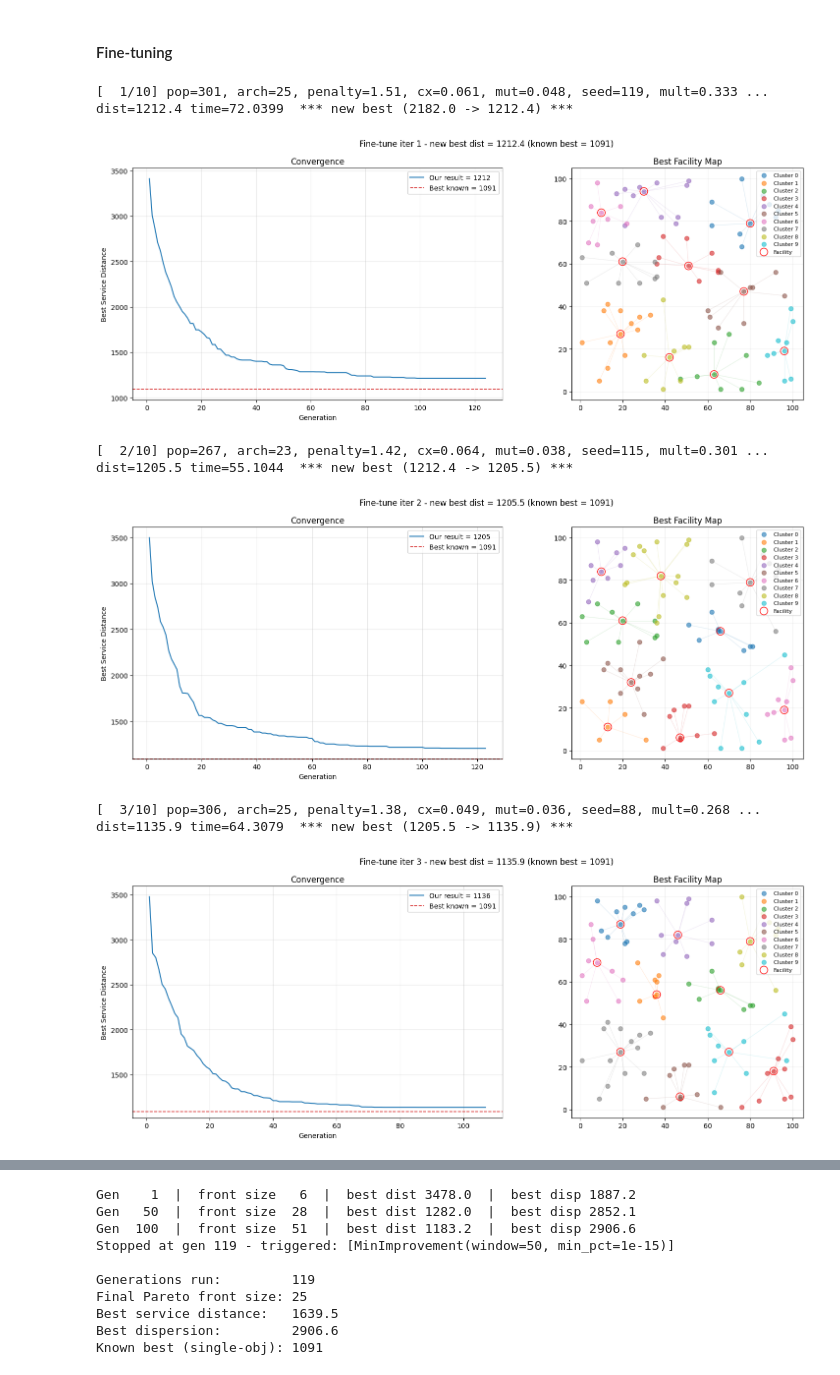
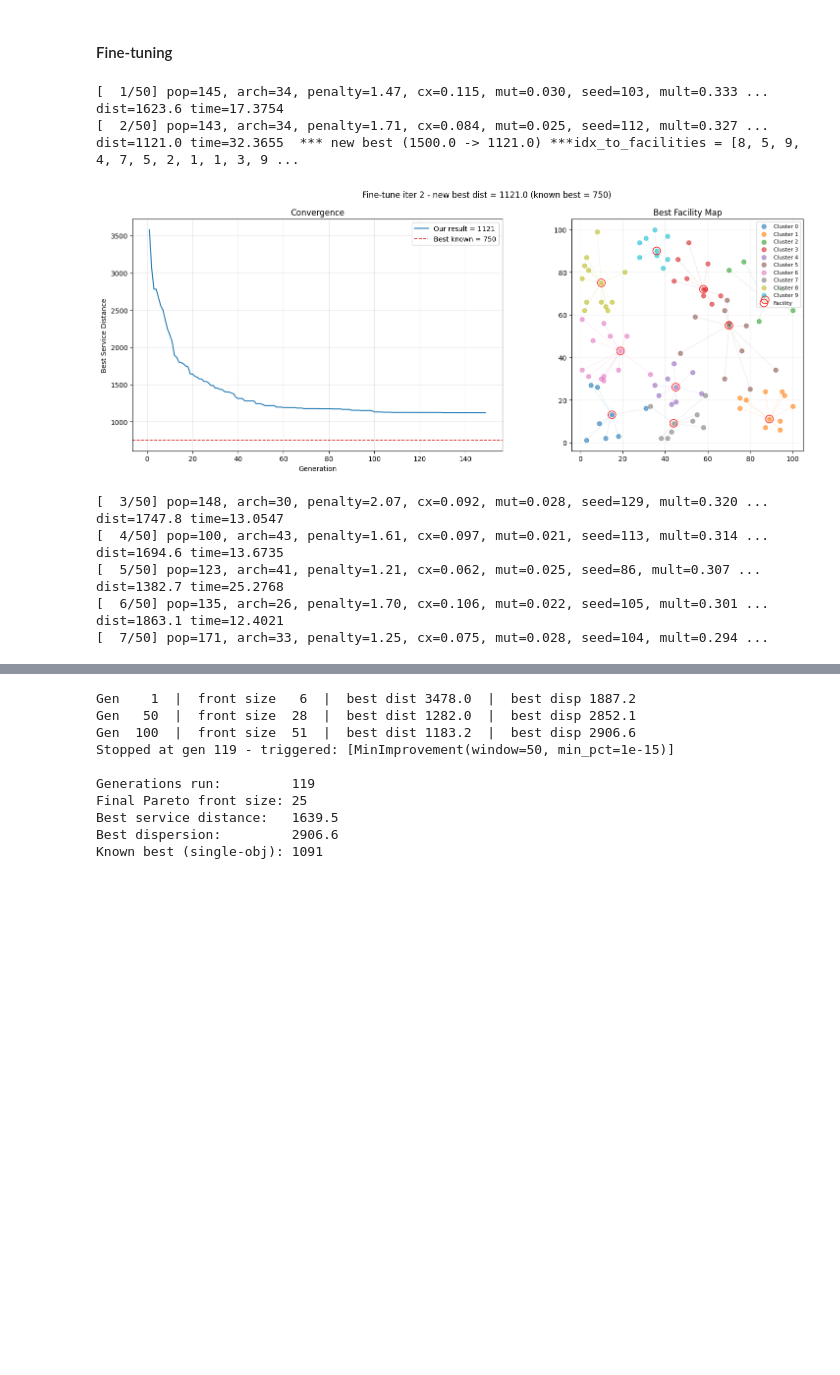
Before and after one commit to andrej-kutny/iops-NSGA-SPEA, a Jupyter notebook: iops-nsga-spea-giustacchini-kutny.ipynb, the cells around one changed output, grey strips where cells are left out. Cells and saved outputs as stored; diff of their text form; code cells hidden in the pictures; blank space fills up the shorter version.

```diff
--- a/iops-nsga-spea-giustacchini-kutny.ipynb
+++ b/iops-nsga-spea-giustacchini-kutny.ipynb
@@ -7,8 +7,8 @@ import time
 from dataclasses import dataclass
 from abc import ABC, abstractmethod
 
-np.random.seed(123)
-FINE_TUNE_SPEA = 10
+# np.random.seed(123)
+FINE_TUNE_SPEA = 50
 # %% [markdown]
 ## Preprocessing
 # %%
@@ -738,8 +850,9 @@ if FINE_TUNE_SPEA > 0:
             mutation_rate=mutation_rate,
             seed=seed,
             stopping_criteria=[
-                TimeLimit(120),
-                MinImprovement(50, min_pct=0.03),
+                TimeLimit(240),
+                # MinImprovement(50, min_pct=0.03),
+                MinImprovement(50, min_pct=0.01),
             ],
             verbose=False,
         )
@@ -751,9 +864,15 @@ if FINE_TUNE_SPEA > 0:
 
         if is_best or (local_best == best_result and local_time < best_time):
             if is_best:
-                print(f"  *** new best ({best_result:.1f} -> {local_best:.1f}) ***")
+                print(f"  *** new best ({best_result:.1f} -> {local_best:.1f}) ***", end="")
             else:
-                print(f"  *** time improvement ({best_time:.4f} -> {local_time:.4f}) ***")
+                print(f"  *** time improvement ({best_time:.4f} -> {local_time:.4f}) ***", end="")
+            best_idx = np.argmin(result["front_raw_dists"])
+            best_ind = result["front"][best_idx]
+            best_fac = compute_facility_locations(best_ind, inst.coords, inst.num_medians)
+
+            best_fac_idx = [int(np.where((inst.coords == f).all(axis=1))[0][0]) for f in best_fac]
+            print(f" idx_to_facilities = {best_ind.tolist()} ; facility_customer_idx = {[idx + 1 for idx in best_fac_idx]}")
             best_result = local_best
             best_time = local_time
             best_pop_size = pop_size
@@ -765,9 +884,6 @@ if FINE_TUNE_SPEA > 0:
             best_run_result = result
 
             # Plot the new best solution
-            best_idx = np.argmin(best_run_result["front_raw_dists"])
-            best_ind = best_run_result["front"][best_idx]
-            best_fac = compute_facility_locations(best_ind, inst.coords, inst.num_medians)
 
             fig, axes = plt.subplots(1, 2, figsize=(16, 6))
             fig.suptitle(
@@ -799,36 +915,38 @@ if FINE_TUNE_SPEA > 0:
                     axes[1].plot(
                         [inst.coords[ci, 0], best_fac[m, 0]],
                         [inst.coords[ci, 1], best_fac[m, 1]],
                         color=cmap(m), alpha=0.15, linewidth=0.8
                     )
             axes[1].scatter(
                 best_fac[:, 0], best_fac[:, 1],
                 marker="o", s=125, color="red", facecolors="none", zorder=10, label="Facility"
             )
             axes[1].set_title("Best Facility Map")
             axes[1].legend(loc="upper right", fontsize=8)
             axes[1].grid(True, alpha=0.2)
             axes[1].set_aspect("equal")
 
             plt.tight_layout()
             plt.show()
         else:
             print()
 
         multiplier = max(min_multiplier, multiplier - multiplier_step)
 
     print("\nBest tuning result:")
     print(f"  best_result      = {best_result:.4f}")
     print(f"  pop_size         = {best_pop_size}")
     print(f"  archive_size     = {best_archive_size}")
     print(f"  penalty          = {best_penalty:.4f}")
     print(f"  crossover_rate   = {best_crossover_rate:.4f}")
     print(f"  mutation_rate    = {best_mutation_rate:.4f}")
     print(f"  seed             = {best_seed}")
 # %% [output]
-[  1/10] pop=301, arch=25, penalty=1.51, cx=0.061, mut=0.048, seed=119, mult=0.333 ... dist=1212.4 time=72.0399  *** new best (2182.0 -> 1212.4) ***
+[  1/50] pop=145, arch=34, penalty=1.47, cx=0.115, mut=0.030, seed=103, mult=0.333 ... dist=1623.6 time=17.3754
+[  2/50] pop=143, arch=34, penalty=1.71, cx=0.084, mut=0.025, seed=112, mult=0.327 ... dist=1121.0 time=32.3655  *** new best (1500.0 -> 1121.0) ***idx_to_facilities = [8, 5, 9, 4, 7, 5, 2, 1, 1, 3, 9 ...
-[figure, old version]
+[figure, new version]
-[  2/10] pop=267, arch=23, penalty=1.42, cx=0.064, mut=0.038, seed=115, mult=0.301 ... dist=1205.5 time=55.1044  *** new best (1212.4 -> 1205.5) ***
+[  3/50] pop=148, arch=30, penalty=2.07, cx=0.092, mut=0.028, seed=129, mult=0.320 ... dist=1747.8 time=13.0547
+[  4/50] pop=100, arch=43, penalty=1.61, cx=0.097, mut=0.021, seed=113, mult=0.314 ... dist=1694.6 time=13.6735
+[  5/50] pop=123, arch=41, penalty=1.21, cx=0.062, mut=0.025, seed=86, mult=0.307 ... dist=1382.7 time=25.2768
+[  6/50] pop=135, arch=26, penalty=1.70, cx=0.106, mut=0.022, seed=105, mult=0.301 ... dist=1863.1 time=12.4021
+[  7/50] pop=171, arch=33, penalty=1.25, cx=0.075, mut=0.028, seed=104, mult=0.294 ...
-[figure, removed]
-[  3/10] pop=306, arch=25, penalty=1.38, cx=0.049, mut=0.036, seed=88, mult=0.268 ... dist=1135.9 time=64.3079  *** new best (1205.5 -> 1135.9) ***
-[figure, removed]
```
Also changed, not shown: parts of 3 cells of this notebook.
